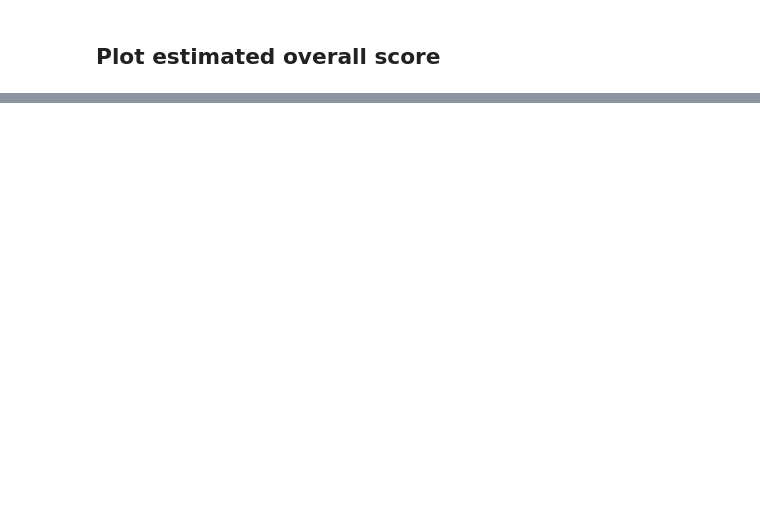
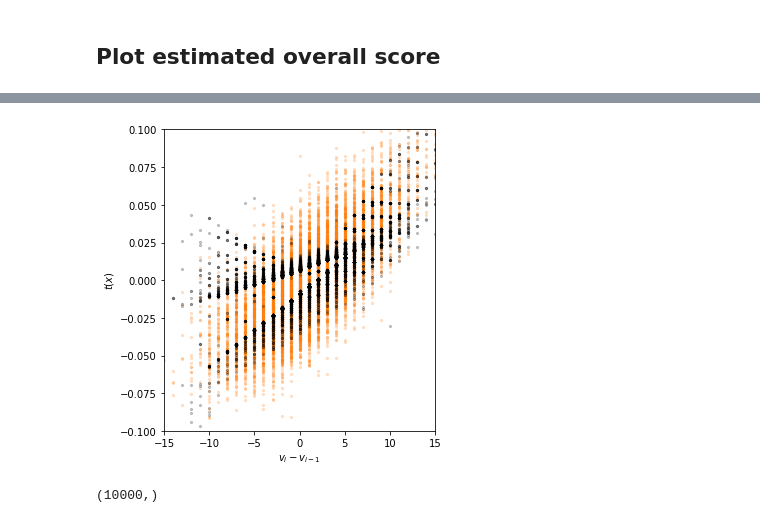
Before and after one commit to johannbrehmer/goldmine, a Jupyter notebook: goldmine/notebooks/random_walk/Random walk.ipynb, the cells around one changed output, grey strips where cells are left out. Drawn from its saved outputs; the diff is of its cells as text; code cells hidden in the pictures; blank space fills up the shorter version.

```diff
--- a/goldmine/notebooks/random_walk/Random walk.ipynb
+++ b/goldmine/notebooks/random_walk/Random walk.ipynb
@@ -121,11 +58,9 @@ inf1.fit(
 # %%
-"""
-t_x1 = inf1.predict_score(
-    theta=theta1 * np.ones_like(t_xz0),
-    x=x1
+t_x_test = inf.predict_score(
+    theta=theta_test * np.ones_like(t_xz_test),
+    x=x_test
 )
-t_xzcp1 = inf1.predict_checkpoint_scores(
-    theta=theta1 * np.ones_like(t_xz1),
-    z_checkpoints=z_checkpoints1
+t_xzcp_test = inf.predict_checkpoint_scores(
+    theta=theta_test * np.ones_like(t_xz_test),
+    z_checkpoints=z_checkpoints_test
 )
-"""
@@ -329,0 +253,22 @@ plt.show()
+# %%
+vmax=0.1
+
+fig = plt.figure(figsize=(5,5))
+
+plt.scatter(diff_micro, t_xz_micro, c='C1', s=5., alpha=0.2)
+plt.scatter(diff_micro, t_x_micro, c='black', s=5., alpha=0.2)
+
+plt.xlabel(r'$v_i - v_{i-1}$')
+plt.ylabel(r'$t(x)$')
+
+plt.xlim(-15., 15.)
+plt.ylim(-vmax, vmax)
+
+plt.tight_layout()
+plt.savefig('random_walk_micro_score_vs_diff.pdf')
+# %% [output]
+[figure, added]
+# %%
+out_micro.shape
+# %% [output]
+(10000,)
```
Also changed, not shown: parts of 25 cells of this notebook, 5 other files.
